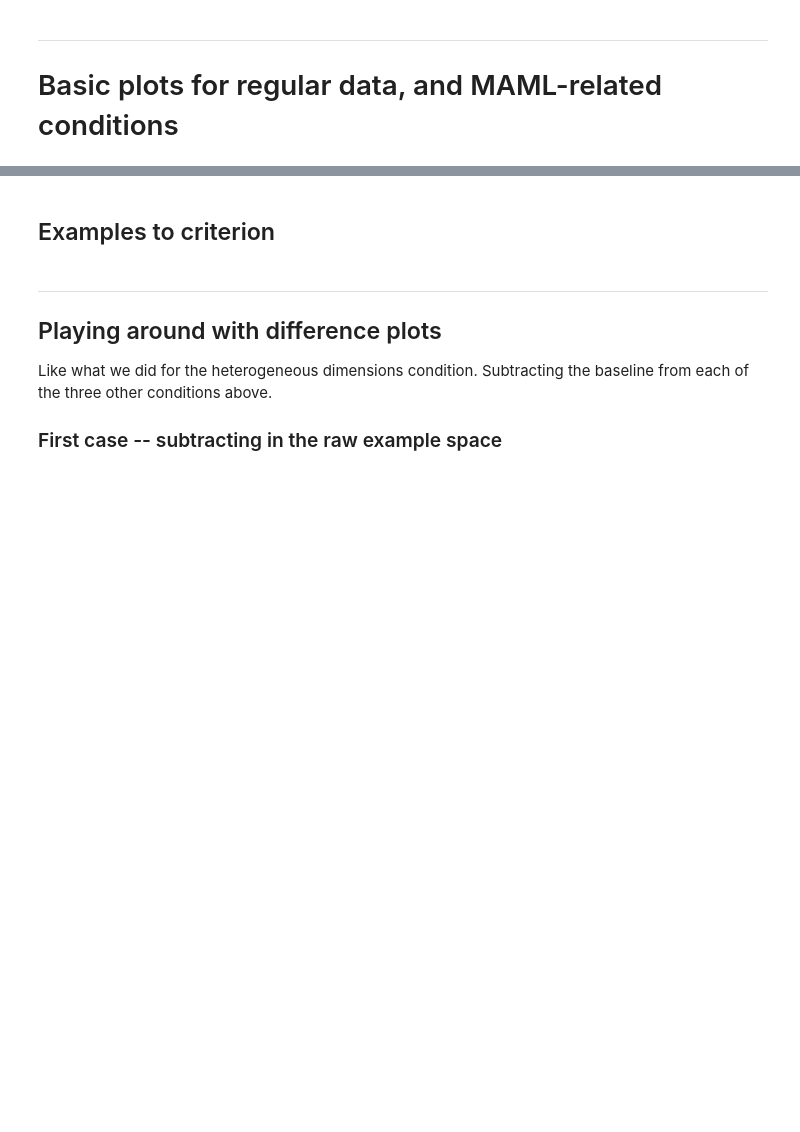
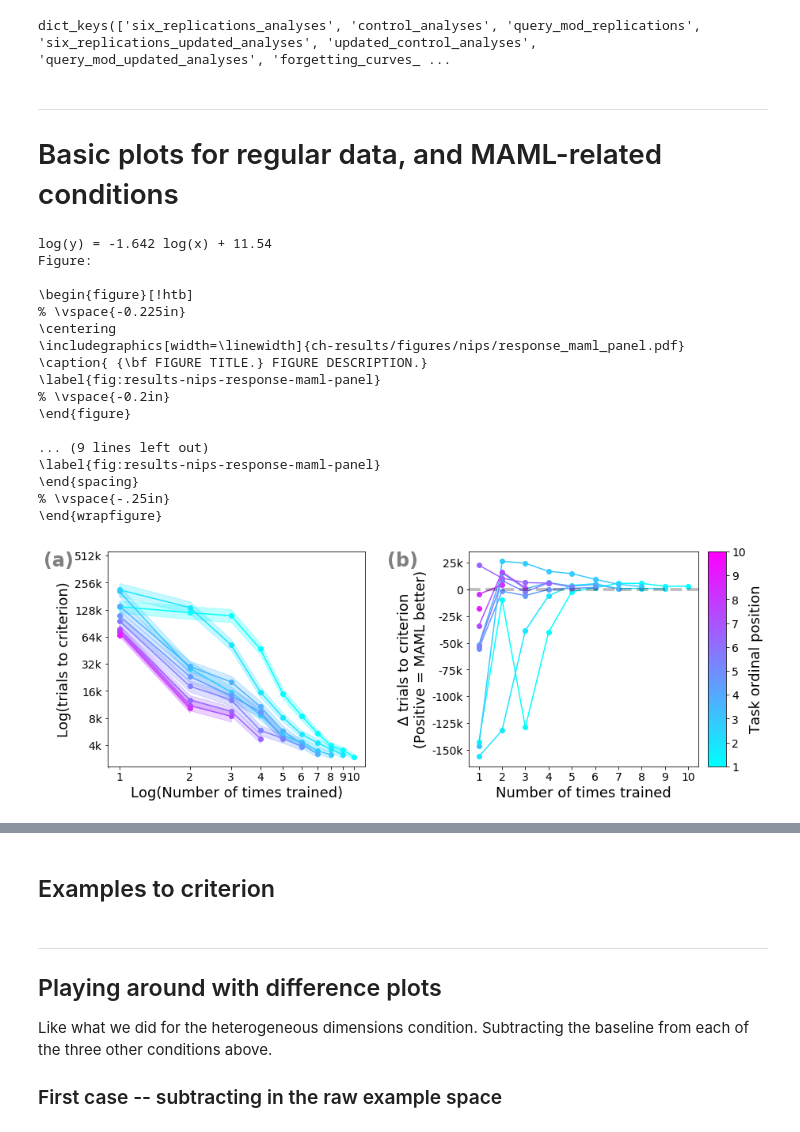
Before and after one commit to guydav/deep-learning-projects, a Jupyter notebook: notebooks/Meta_Learning_MAML_plots.ipynb, the cells around one changed output, grey strips where cells are left out. Cells and saved outputs as stored; diff of their text form; code cells hidden in the pictures; blank space fills up the shorter version.

```diff
--- a/notebooks/Meta_Learning_MAML_plots.ipynb
+++ b/notebooks/Meta_Learning_MAML_plots.ipynb
@@ -47,15 +50,20 @@ cache = analysis.refresh_cache()
 print(cache.keys())
 
 # query_mod_replications = cache['query_mod_replications']
-control_analyses = cache['control_analyses']
+# control_analyses = cache['control_analyses']
 six_replications_updated_analyses = cache['six_replications_updated_analyses']
-control_updated_analyses = cache['updated_control_analyses']
-query_mod_updated_analyses = cache['query_mod_updated_analyses']
+# control_updated_analyses = cache['updated_control_analyses']
+# query_mod_updated_analyses = cache['query_mod_updated_analyses']
 
 # MAML
 maml_analyses = cache['maml_analyses']
 maml_meta_test_analyses = cache['maml_meta_test_analyses']
 balanced_batches_analyses = cache['balanced_batches_analyses']
+
+# Simultaneous
+simultaneous_training_analyses = cache['simultaneous_training_analyses']
+# %% [output]
+dict_keys(['six_replications_analyses', 'control_analyses', 'query_mod_replications', 'six_replications_updated_analyses', 'updated_control_analyses', 'query_mod_updated_analyses', 'forgetting_curves_ ...
 # %% [markdown]
 -----
 
@@ -97,31 +105,50 @@ plots.plot_processed_results_all_dimensions(maml_meta_test_analyses, data_index=
                                             plot_regression='print')
 
 axes = (plt.subplot(NROWS, NCOLS, 2), None) # plt.subplot(NROWS, NCOLS, NCOLS + 2))
 
-plots.combined_comparison_plots(balanced_batches_analyses, {1: data},
+plots.combined_comparison_plots(balanced_batches_analyses, {1: maml_meta_test_analyses},
                             '',
                             comparison_level, comparison_func=np.subtract,
                             font_dict=multi_plot_font_dict, comparison_first=True,
                             data_index=0,
                             log_x=False, log_y=False, shade_error=False,
                             title_font_dict=TITLE_FONT_DICT,
                             times_trained_colormap=QUERY_ORDINAL_POSITION_COMORLAP,
                             tasks_trained_colormap=NUM_TIMES_TRAINED_COLORMAP,
                             plot_y_label='$\Delta$ trials to criterion\n(Positive = MAML better)',
                             y_custom_tick_labels=[f'{int(x)}{x != 0 and "k" or ""}' for x in np.arange(-7, 2) * 25],
                             external_axes=axes,
                             replication_levels=(1,), custom_titles=('',))
 
 TEXT_POSITIONS = [(0.045, 0.83), (0.475, 0.83)]
 
 subfigure_text_font_dict = FONT_DICT.copy()
 subfigure_text_font_dict['fontsize'] += 4
 subfigure_text_font_dict['color'] = '#808080'
 subfigure_text_font_dict['weight'] = 'bold'
 
 for i in range(len(TEXT_POSITIONS)):
     pos = TEXT_POSITIONS[i]
     plt.text(pos[0], pos[1], f'({chr(97 + i)})',
              subfigure_text_font_dict, transform=figure.transFigure)
 
 plots.save('nips/response_maml_panel.pdf')
+# %% [output]
+log(y) = -1.642 log(x) + 11.54
+Figure:
+
+\begin{figure}[!htb]
+% \vspace{-0.225in}
+\centering
+\includegraphics[width=\linewidth]{ch-results/figures/nips/response_maml_panel.pdf}
+\caption{ {\bf FIGURE TITLE.} FIGURE DESCRIPTION.}
+\label{fig:results-nips-response-maml-panel}
+% \vspace{-0.2in}
+\end{figure}
+
+... (9 lines left out)
+\label{fig:results-nips-response-maml-panel}
+\end{spacing}
+% \vspace{-.25in}
+\end{wrapfigure}
+[figure, added]
```
Also changed, not shown: parts of 3 cells of this notebook, 5 other files.
